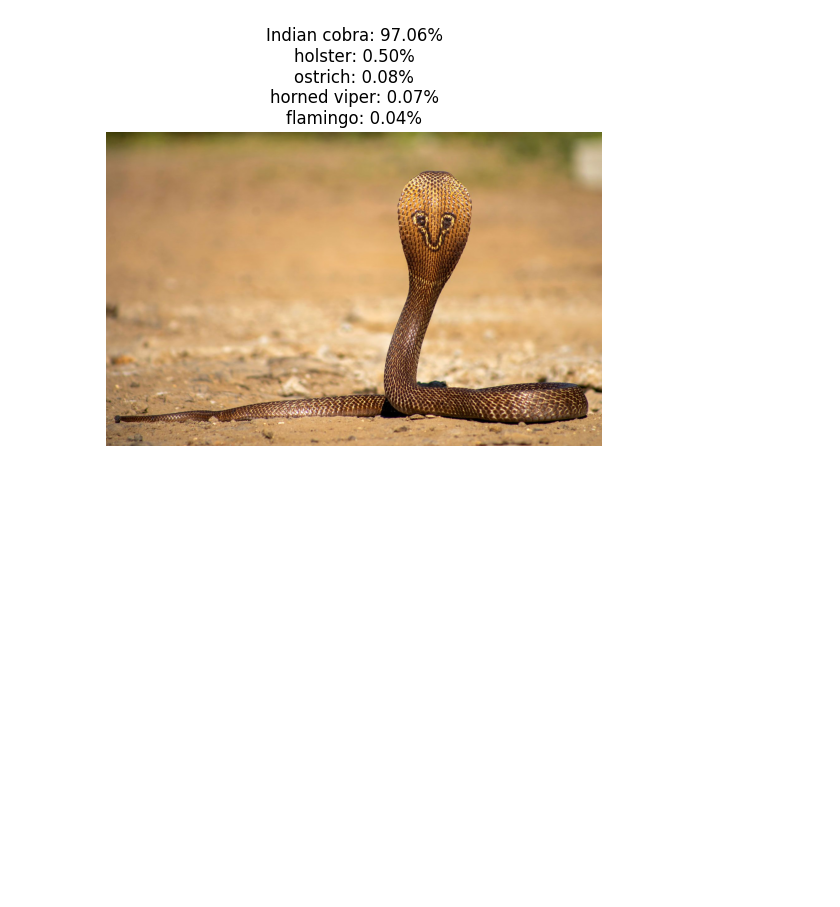
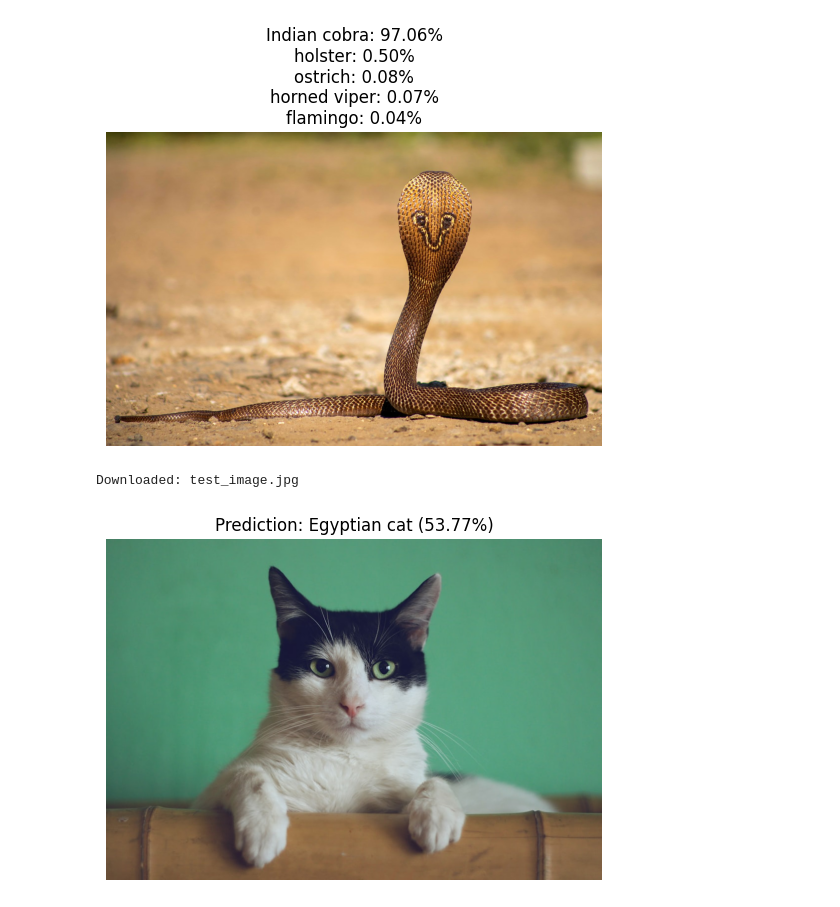
Before and after one commit to harshit11purohit/DEEP-LEARNING, a Jupyter notebook: Image_Classification/Inception_Pretrained.ipynb, the cells around one changed output. Drawn from its saved outputs; the diff is of its cells as text; code cells hidden in the pictures; blank space fills up the shorter version.

Commit message:
one function code added to download , predict , evaluate

```diff
--- a/Image_Classification/Inception_Pretrained.ipynb
+++ b/Image_Classification/Inception_Pretrained.ipynb
@@ -107,3 +107,50 @@ predictions = predict(image_tensor, model)
 visualize(image_path, predictions, labels)
 # %% [output]
 [figure]
+# %%
+import urllib.request
+
+# Replace this URL with any image link you like!
+random_url = "https://images.unsplash.com/photo-1514888286974-6c03e2ca1dba?q=80&w=1000"
+image_name = "test_image.jpg"
+
+urllib.request.urlretrieve(random_url, image_name)
+print(f"Downloaded: {image_name}")
+# %% [output]
+Downloaded: test_image.jpg
+# %%
+def predict_random_image(img_path, model, categories):
+    # 1. Load and Pre-process
+    img = Image.open(img_path).convert('RGB')
+
+    transform = transforms.Compose([
+        transforms.Resize(299), # Inception needs 299, AlexNet needs 224
+        transforms.CenterCrop(299),
+        transforms.ToTensor(),
+        transforms.Normalize(mean=[0.485, 0.456, 0.406], std=[0.229, 0.224, 0.225]),
+    ])
+
+    img_tensor = transform(img).unsqueeze(0)
+
+    # 2. Run Inference
+    model.eval()
+    with torch.no_grad():
+        outputs = model(img_tensor)
+
+    # 3. Get Top Result
+    probabilities = torch.nn.functional.softmax(outputs[0], dim=0)
+    top_prob, top_catid = torch.topk(probabilities, 1)
+
+    label = categories[top_catid[0]]
+    score = top_prob[0].item() * 100
+
+    # 4. Visualize
+    plt.imshow(img)
+    plt.title(f"Prediction: {label} ({score:.2f}%)")
+    plt.axis('off')
+    plt.show()
+
+# Run it!
+predict_random_image("test_image.jpg", model, labels)
+# %% [output]
+[figure, added]
```
